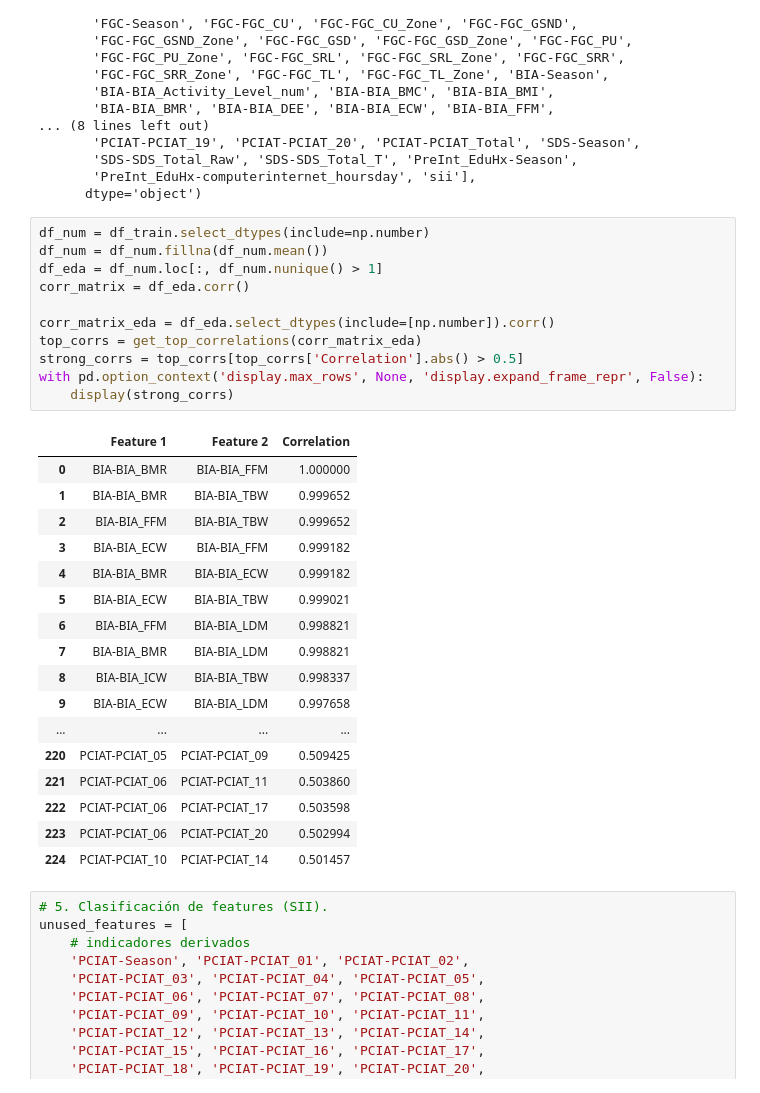
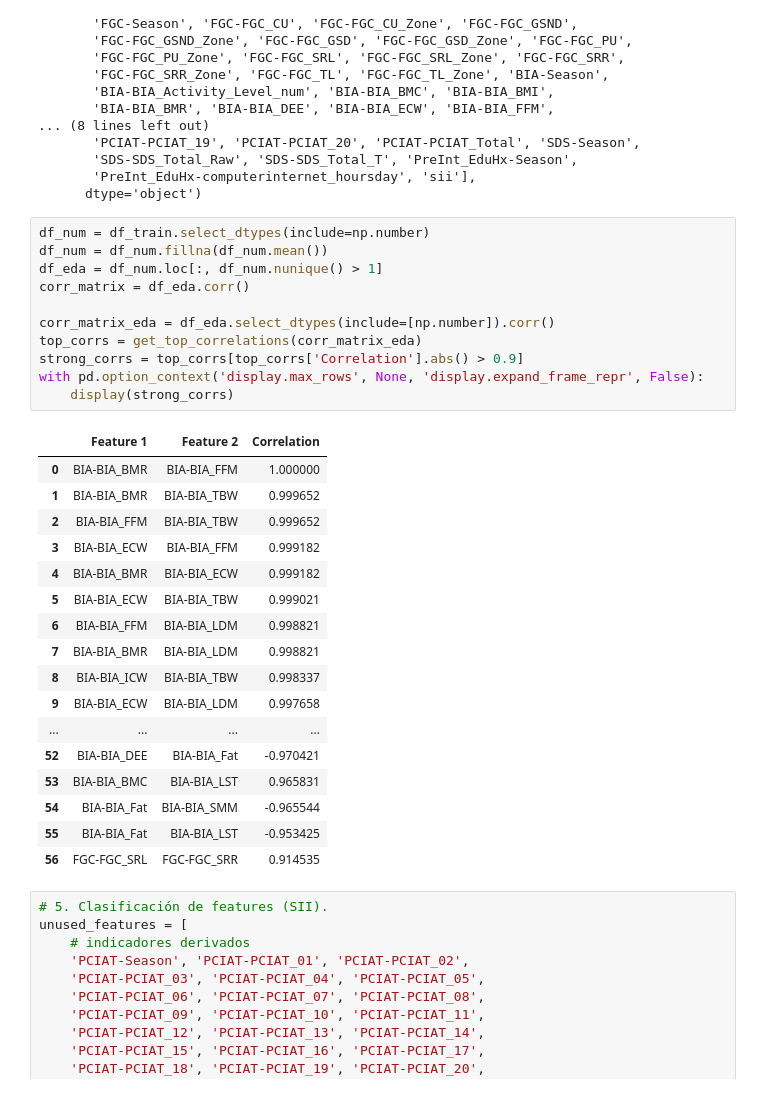
Before and after one commit to ulcaicedo31-hub/Taller-colaborativo, a Jupyter notebook: Sources/Proyecto.ipynb, the cells around one changed output. Saved outputs shown, nothing was run; the diff lists cells and outputs as text.

```diff
--- a/Sources/Proyecto.ipynb
+++ b/Sources/Proyecto.ipynb
@@ -252,32 +252,32 @@ Index(['id', 'Basic_Demos-Enroll_Season', 'Basic_Demos-Age', 'Basic_Demos-Sex',
 # %%
 df_num = df_train.select_dtypes(include=np.number)
 df_num = df_num.fillna(df_num.mean())
 df_eda = df_num.loc[:, df_num.nunique() > 1]
 corr_matrix = df_eda.corr()
 
 corr_matrix_eda = df_eda.select_dtypes(include=[np.number]).corr()
 top_corrs = get_top_correlations(corr_matrix_eda)
-strong_corrs = top_corrs[top_corrs['Correlation'].abs() > 0.5]
+strong_corrs = top_corrs[top_corrs['Correlation'].abs() > 0.9]
 with pd.option_context('display.max_rows', None, 'display.expand_frame_repr', False):
     display(strong_corrs)
 # %% [output]
 |  | Feature 1 | Feature 2 | Correlation |
 | 0 | BIA-BIA_BMR | BIA-BIA_FFM | 1.000000 |
 | 1 | BIA-BIA_BMR | BIA-BIA_TBW | 0.999652 |
 | 2 | BIA-BIA_FFM | BIA-BIA_TBW | 0.999652 |
 | 3 | BIA-BIA_ECW | BIA-BIA_FFM | 0.999182 |
 | 4 | BIA-BIA_BMR | BIA-BIA_ECW | 0.999182 |
 | 5 | BIA-BIA_ECW | BIA-BIA_TBW | 0.999021 |
 | 6 | BIA-BIA_FFM | BIA-BIA_LDM | 0.998821 |
 | 7 | BIA-BIA_BMR | BIA-BIA_LDM | 0.998821 |
 | 8 | BIA-BIA_ICW | BIA-BIA_TBW | 0.998337 |
 | 9 | BIA-BIA_ECW | BIA-BIA_LDM | 0.997658 |
 | ... | ... | ... | ... |
-| 220 | PCIAT-PCIAT_05 | PCIAT-PCIAT_09 | 0.509425 |
-| 221 | PCIAT-PCIAT_06 | PCIAT-PCIAT_11 | 0.503860 |
-| 222 | PCIAT-PCIAT_06 | PCIAT-PCIAT_17 | 0.503598 |
-| 223 | PCIAT-PCIAT_06 | PCIAT-PCIAT_20 | 0.502994 |
-| 224 | PCIAT-PCIAT_10 | PCIAT-PCIAT_14 | 0.501457 |
+| 52 | BIA-BIA_DEE | BIA-BIA_Fat | -0.970421 |
+| 53 | BIA-BIA_BMC | BIA-BIA_LST | 0.965831 |
+| 54 | BIA-BIA_Fat | BIA-BIA_SMM | -0.965544 |
+| 55 | BIA-BIA_Fat | BIA-BIA_LST | -0.953425 |
+| 56 | FGC-FGC_SRL | FGC-FGC_SRR | 0.914535 |
 # %%
 # 5. Clasificación de features (SII).
 unused_features = [
```
